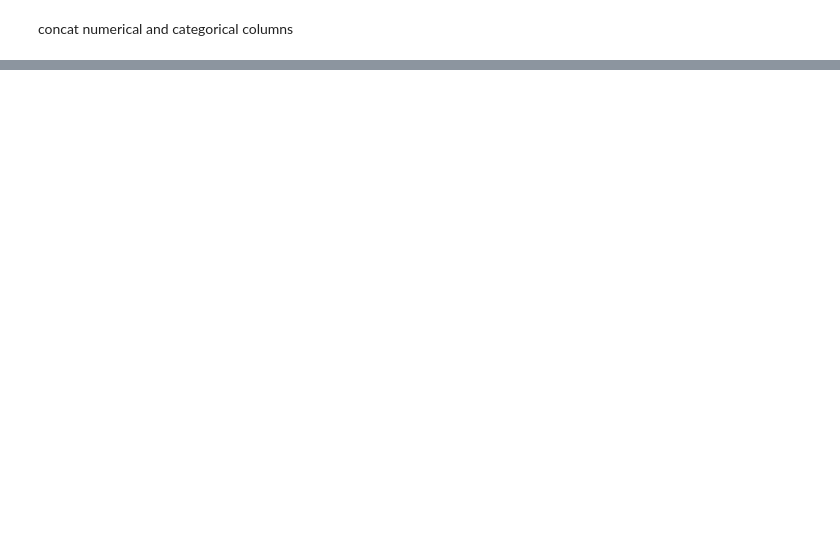
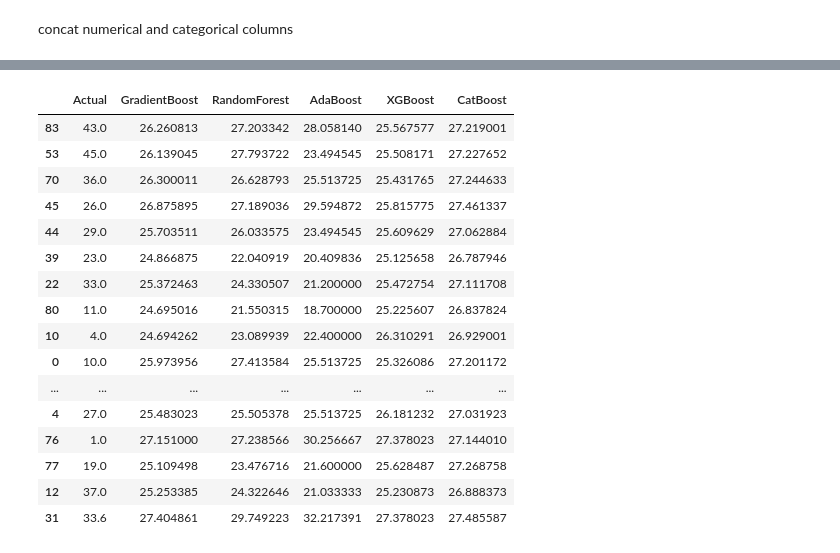
Before and after one commit to cuneyterem8/Ds-for-planning-and-supply-chain, a Jupyter notebook: ds_planning_supplychain.ipynb, the cells around one changed output, grey strips where cells are left out. Drawn from its saved outputs; the diff is of its cells as text; code cells hidden in the pictures; blank space fills up the shorter version.

Commit message:
add ada,xgb,cat boost

```diff
--- a/ds_planning_supplychain.ipynb
+++ b/ds_planning_supplychain.ipynb
@@ -528,0 +505,9 @@ ML
+# %%
+from sklearn.model_selection import train_test_split
+
+# Split the concatenated_df into train and test sets
+train_df, test_df = train_test_split(concatenated_df, test_size=0.2, random_state=42)
+
+# Print the shapes of the train and test sets
+print("Train set shape:", train_df.shape)
+print("Test set shape:", test_df.shape)
@@ -528,0 +672,50 @@ ML
+# %%
+from sklearn.ensemble import RandomForestRegressor, AdaBoostRegressor
+from xgboost import XGBRegressor
+
+# Split the test_df into features (X_test) and target (y_test)
+X_test = test_df.drop(columns=['QuantitySold'])
+y_test = test_df['QuantitySold']
+
+# Create the GradientBoostingRegressor, AdaBoostRegressor, CatBoostRegressor, RandomForestRegressor, and XGBRegressor models with the best parameters
+gb_model_best = GradientBoostingRegressor(**best_gb_params)
+rf_model_best = RandomForestRegressor(**best_rf_params)
+ada_model_best = AdaBoostRegressor(**best_ada_params)
+xgb_model_best = XGBRegressor(**best_xgb_params)
+cat_model_best = CatBoostRegressor(**best_cat_params, verbose=False)
+
+# Fit the models on the training data
+gb_model_best.fit(X, y)
+rf_model_best.fit(X, y)
+ada_model_best.fit(X, y)
+xgb_model_best.fit(X, y)
+cat_model_best.fit(X, y)
+
+# Predict the target variable for the test data using the fitted models
+gb_predictions = gb_model_best.predict(X_test)
+rf_predictions = rf_model_best.predict(X_test)
+ada_predictions = ada_model_best.predict(X_test)
+xgb_predictions = xgb_model_best.predict(X_test)
+cat_predictions = cat_model_best.predict(X_test)
+
+# Create a dataframe with the actual test data and the predictions from all five models
+predictions_df = pd.DataFrame({'Actual': y_test, 'GradientBoost': gb_predictions, 'RandomForest': rf_predictions, 'AdaBoost': ada_predictions, 'XGBoost': xgb_predictions, 'CatBoost': cat_predictions})
+predictions_df
+# %% [output]
+|  | Actual | GradientBoost | RandomForest | AdaBoost | XGBoost | CatBoost |
+| 83 | 43.0 | 26.260813 | 27.203342 | 28.058140 | 25.567577 | 27.219001 |
+| 53 | 45.0 | 26.139045 | 27.793722 | 23.494545 | 25.508171 | 27.227652 |
+| 70 | 36.0 | 26.300011 | 26.628793 | 25.513725 | 25.431765 | 27.244633 |
+| 45 | 26.0 | 26.875895 | 27.189036 | 29.594872 | 25.815775 | 27.461337 |
+| 44 | 29.0 | 25.703511 | 26.033575 | 23.494545 | 25.609629 | 27.062884 |
+| 39 | 23.0 | 24.866875 | 22.040919 | 20.409836 | 25.125658 | 26.787946 |
+| 22 | 33.0 | 25.372463 | 24.330507 | 21.200000 | 25.472754 | 27.111708 |
+| 80 | 11.0 | 24.695016 | 21.550315 | 18.700000 | 25.225607 | 26.837824 |
+| 10 | 4.0 | 24.694262 | 23.089939 | 22.400000 | 26.310291 | 26.929001 |
+| 0 | 10.0 | 25.973956 | 27.413584 | 25.513725 | 25.326086 | 27.201172 |
+| ... | ... | ... | ... | ... | ... | ... |
+| 4 | 27.0 | 25.483023 | 25.505378 | 25.513725 | 26.181232 | 27.031923 |
+| 76 | 1.0 | 27.151000 | 27.238566 | 30.256667 | 27.378023 | 27.144010 |
+| 77 | 19.0 | 25.109498 | 23.476716 | 21.600000 | 25.628487 | 27.268758 |
+| 12 | 37.0 | 25.253385 | 24.322646 | 21.033333 | 25.230873 | 26.888373 |
+| 31 | 33.6 | 27.404861 | 29.749223 | 32.217391 | 27.378023 | 27.485587 |
```
Also changed, not shown: parts of 21 cells of this notebook, 4 other files.
